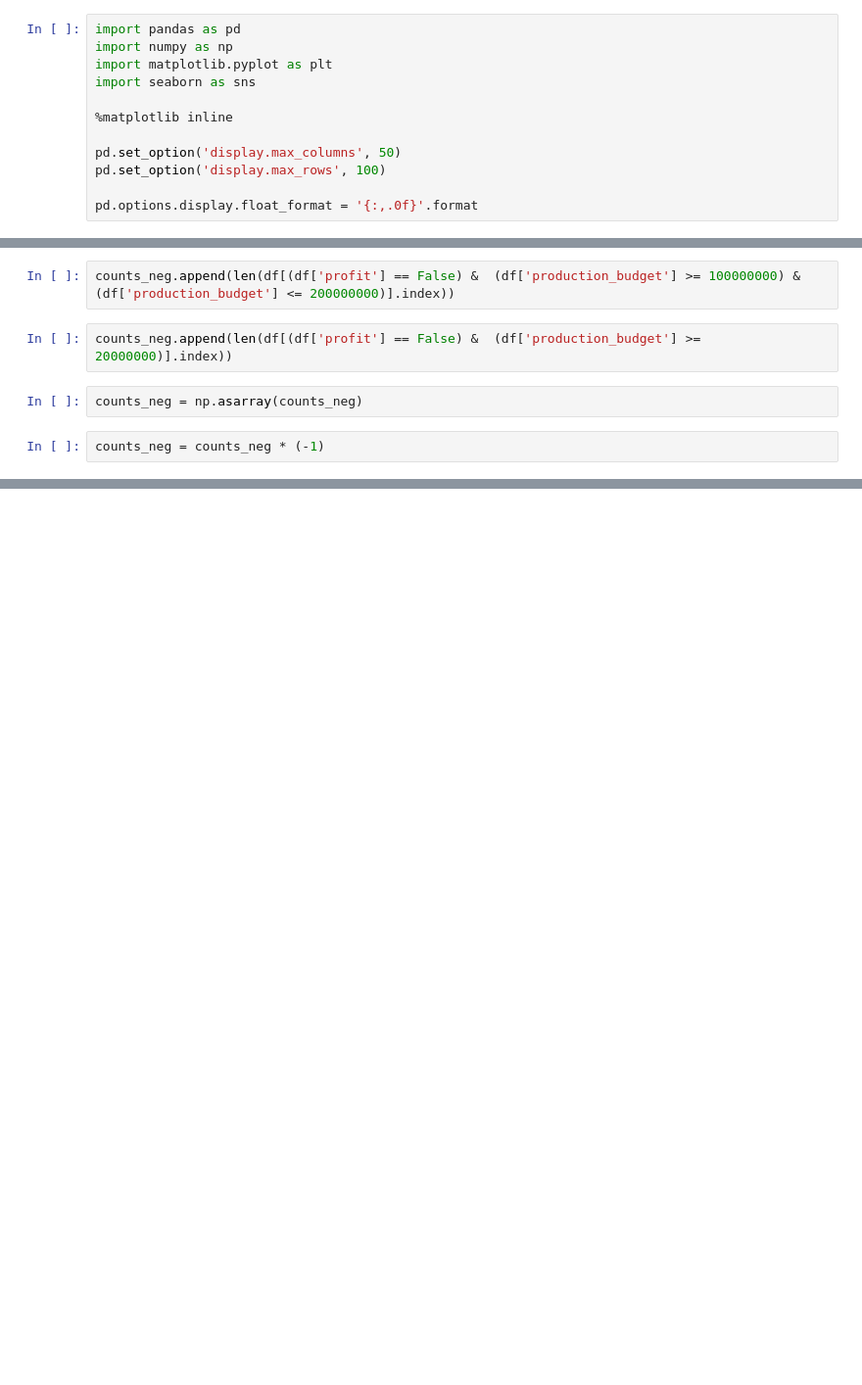
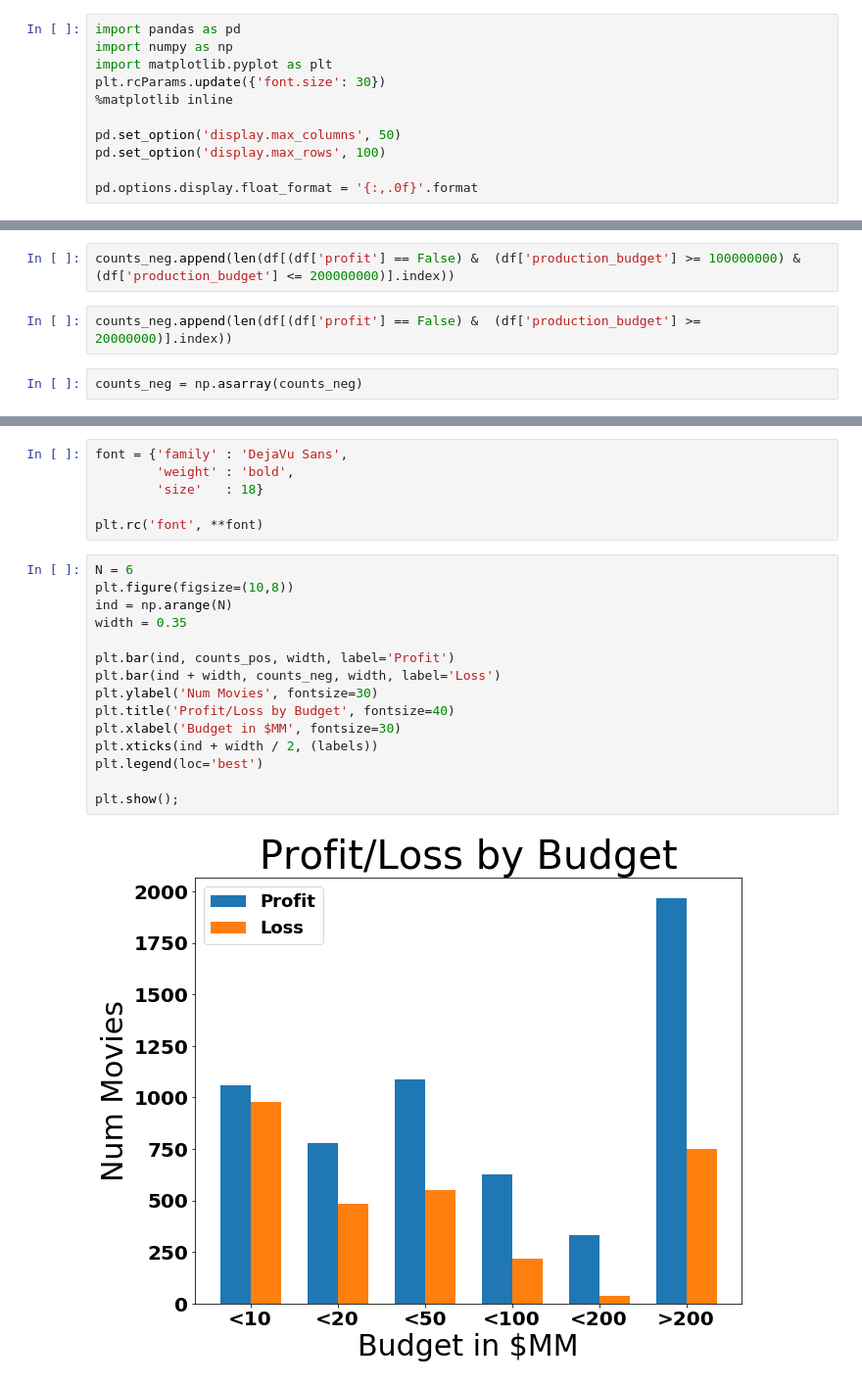
Before and after one commit to KelliExMachina/mod_1_movie, a Jupyter notebook: budget_ranges.ipynb, the cells around one changed output, grey strips where cells are left out. Shown at 98% size. Saved outputs shown, nothing was run; the diff lists cells and outputs as text; blank space fills up the shorter version.

```diff
--- a/budget_ranges.ipynb
+++ b/budget_ranges.ipynb
@@ -2,8 +2,7 @@
 import pandas as pd
 import numpy as np
 import matplotlib.pyplot as plt
-import seaborn as sns
-
+plt.rcParams.update({'font.size': 30})
 %matplotlib inline
 
 pd.set_option('display.max_columns', 50)
@@ -61,5 +60,3 @@ counts_neg.append(len(df[(df['profit'] == False) &  (df['production_budget'] >=
 counts_neg.append(len(df[(df['profit'] == False) &  (df['production_budget'] >= 20000000)].index))
 # %%
 counts_neg = np.asarray(counts_neg)
-# %%
-counts_neg = counts_neg * (-1)
@@ -80,0 +65,23 @@ plt.show();
+# %%
+font = {'family' : 'DejaVu Sans',
+        'weight' : 'bold',
+        'size'   : 18}
+
+plt.rc('font', **font)
+# %%
+N = 6
+plt.figure(figsize=(10,8))
+ind = np.arange(N)
+width = 0.35
+
+plt.bar(ind, counts_pos, width, label='Profit')
+plt.bar(ind + width, counts_neg, width, label='Loss')
+plt.ylabel('Num Movies', fontsize=30)
+plt.title('Profit/Loss by Budget', fontsize=40)
+plt.xlabel('Budget in $MM', fontsize=30)
+plt.xticks(ind + width / 2, (labels))
+plt.legend(loc='best')
+
+plt.show();
+# %% [output]
+[figure, added]
```
Also changed, not shown: parts of 2 cells of this notebook, 4 other files.
